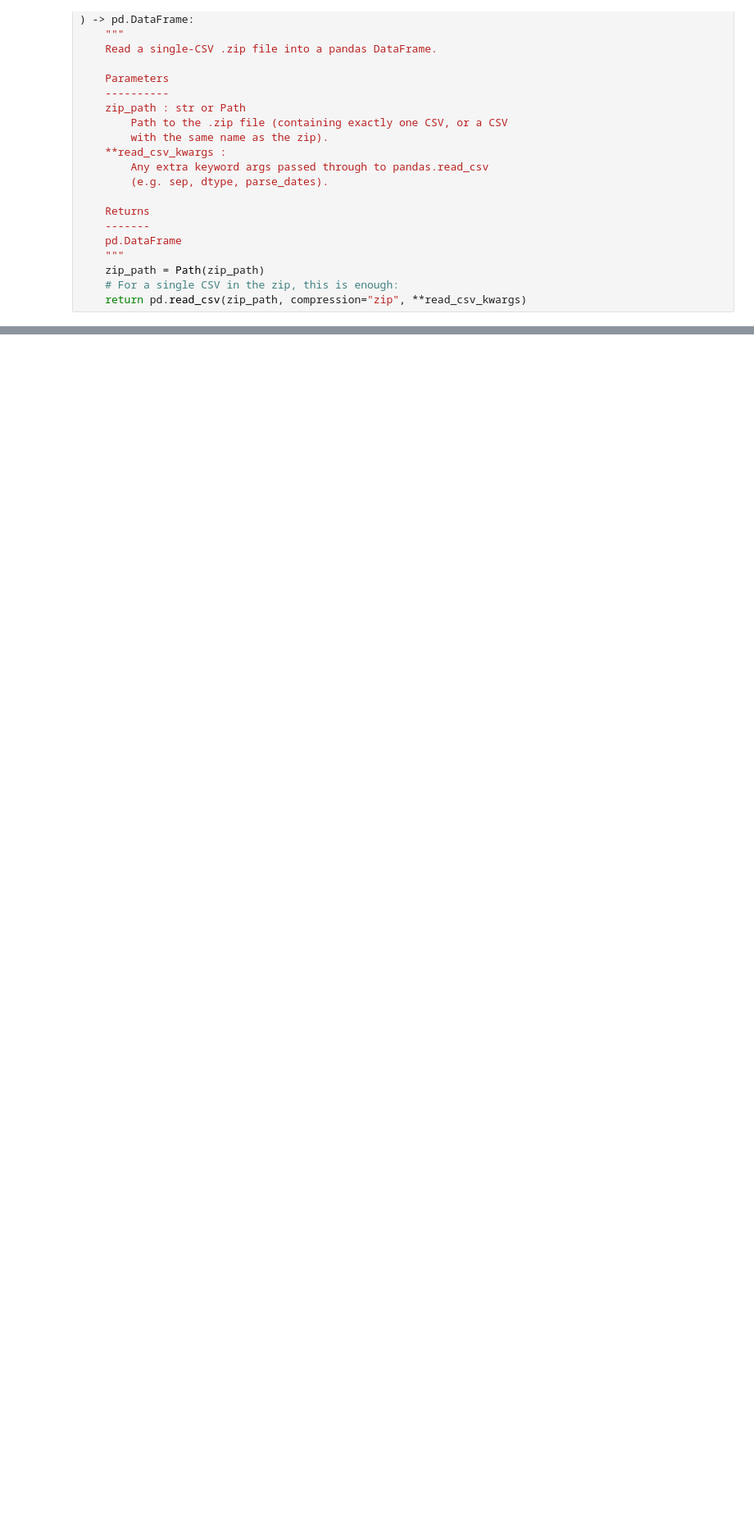
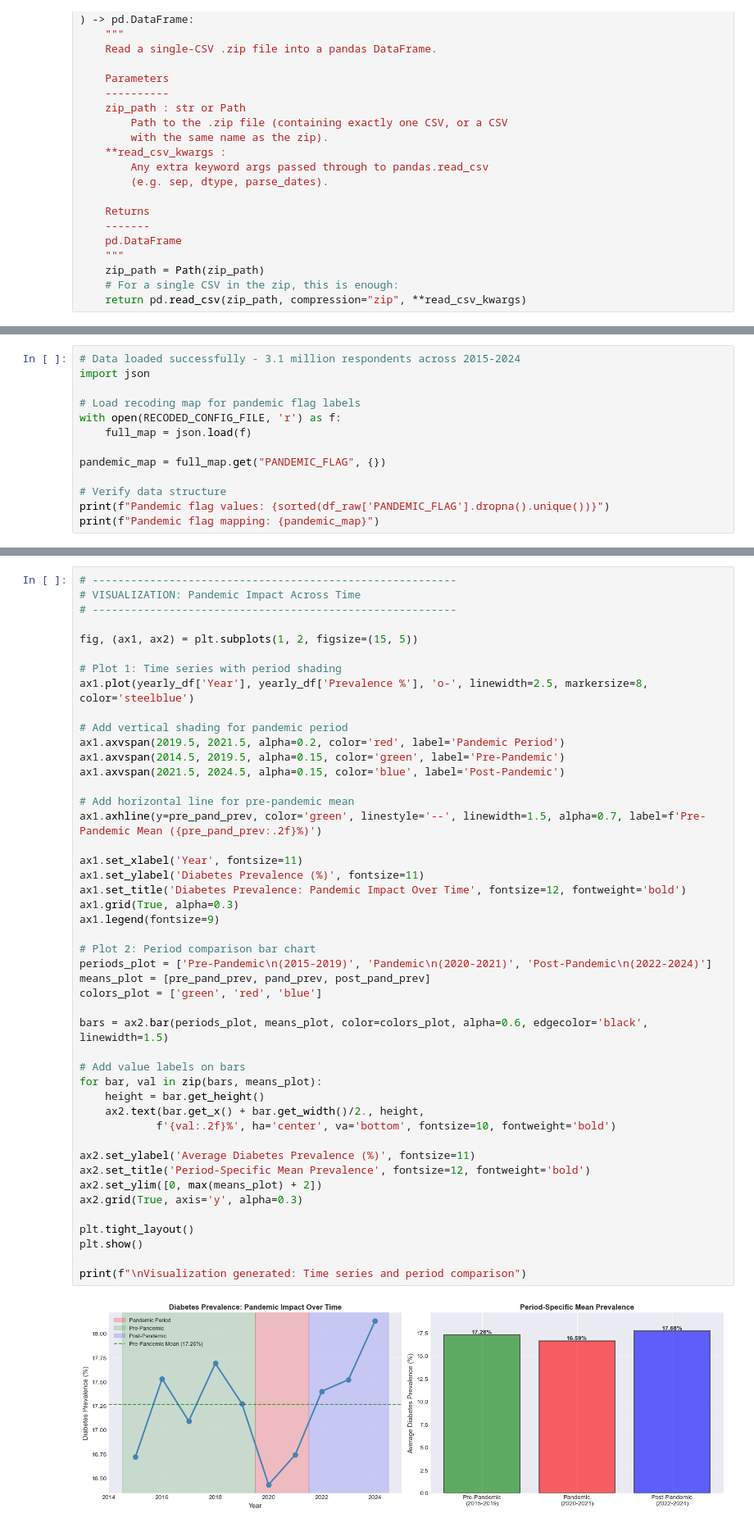
Before and after one commit to cmendonsa/brfss-diabetes-trends, a Jupyter notebook: analysis/RQ2_pandemic_impact.ipynb, the cells around one changed output, grey strips where cells are left out. Shown at 82% size. Cells and saved outputs as stored; diff of their text form; blank space fills up the shorter version.

```diff
--- a/analysis/RQ2_pandemic_impact.ipynb
+++ b/analysis/RQ2_pandemic_impact.ipynb
@@ -100,0 +78,13 @@ p-value: 1.375032621142993e-31
+# %%
+# Data loaded successfully - 3.1 million respondents across 2015-2024
+import json
+
+# Load recoding map for pandemic flag labels
+with open(RECODED_CONFIG_FILE, 'r') as f:
+    full_map = json.load(f)
+
+pandemic_map = full_map.get("PANDEMIC_FLAG", {})
+
+# Verify data structure
+print(f"Pandemic flag values: {sorted(df_raw['PANDEMIC_FLAG'].dropna().unique())}")
+print(f"Pandemic flag mapping: {pandemic_map}")
@@ -100,0 +402,48 @@ p-value: 1.375032621142993e-31
+# %%
+# ---------------------------------------------------------
+# VISUALIZATION: Pandemic Impact Across Time
+# ---------------------------------------------------------
+
+fig, (ax1, ax2) = plt.subplots(1, 2, figsize=(15, 5))
+
+# Plot 1: Time series with period shading
+ax1.plot(yearly_df['Year'], yearly_df['Prevalence %'], 'o-', linewidth=2.5, markersize=8, color='steelblue')
+
+# Add vertical shading for pandemic period
+ax1.axvspan(2019.5, 2021.5, alpha=0.2, color='red', label='Pandemic Period')
+ax1.axvspan(2014.5, 2019.5, alpha=0.15, color='green', label='Pre-Pandemic')
+ax1.axvspan(2021.5, 2024.5, alpha=0.15, color='blue', label='Post-Pandemic')
+
+# Add horizontal line for pre-pandemic mean
+ax1.axhline(y=pre_pand_prev, color='green', linestyle='--', linewidth=1.5, alpha=0.7, label=f'Pre-Pandemic Mean ({pre_pand_prev:.2f}%)')
+
+ax1.set_xlabel('Year', fontsize=11)
+ax1.set_ylabel('Diabetes Prevalence (%)', fontsize=11)
+ax1.set_title('Diabetes Prevalence: Pandemic Impact Over Time', fontsize=12, fontweight='bold')
+ax1.grid(True, alpha=0.3)
+ax1.legend(fontsize=9)
+
+# Plot 2: Period comparison bar chart
+periods_plot = ['Pre-Pandemic\n(2015-2019)', 'Pandemic\n(2020-2021)', 'Post-Pandemic\n(2022-2024)']
+means_plot = [pre_pand_prev, pand_prev, post_pand_prev]
+colors_plot = ['green', 'red', 'blue']
+
+bars = ax2.bar(periods_plot, means_plot, color=colors_plot, alpha=0.6, edgecolor='black', linewidth=1.5)
+
+# Add value labels on bars
+for bar, val in zip(bars, means_plot):
+    height = bar.get_height()
+    ax2.text(bar.get_x() + bar.get_width()/2., height,
+            f'{val:.2f}%', ha='center', va='bottom', fontsize=10, fontweight='bold')
+
+ax2.set_ylabel('Average Diabetes Prevalence (%)', fontsize=11)
+ax2.set_title('Period-Specific Mean Prevalence', fontsize=12, fontweight='bold')
+ax2.set_ylim([0, max(means_plot) + 2])
+ax2.grid(True, axis='y', alpha=0.3)
+
+plt.tight_layout()
+plt.show()
+
+print(f"\nVisualization generated: Time series and period comparison")
+# %% [output]
+[figure, added]
```
Also changed, not shown: parts of 29 cells of this notebook.
